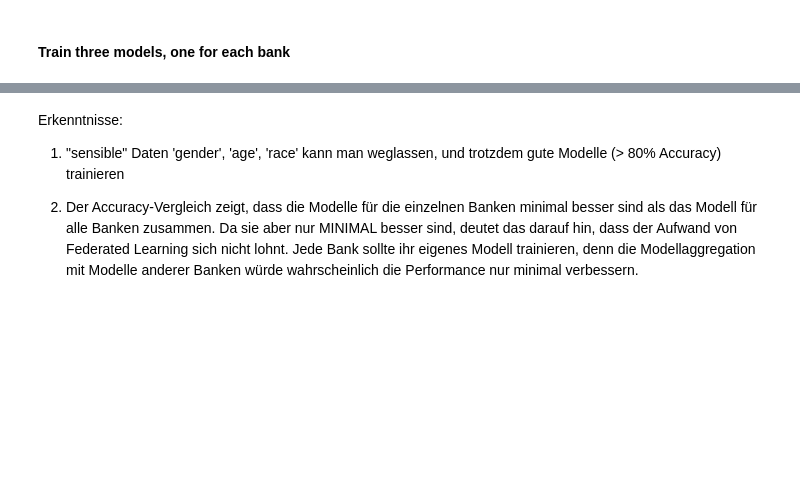
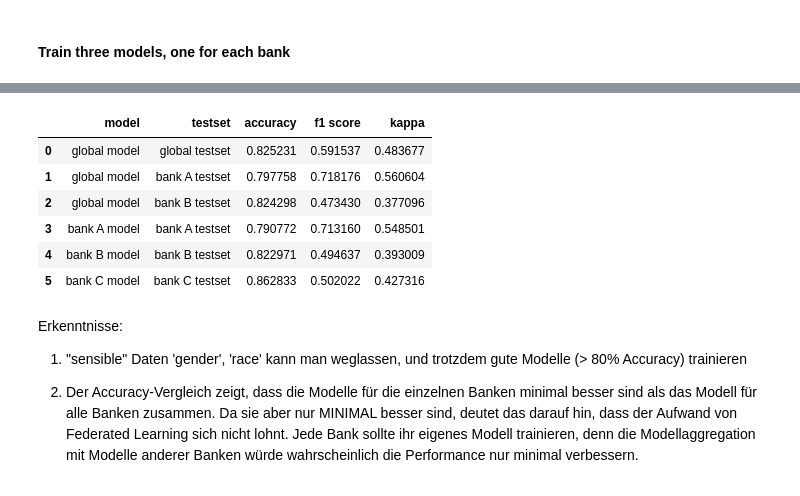
Before and after one commit to mdielacher/FHSTP_FML_assignment2, a Jupyter notebook: notebooks/decision-tree-poc.ipynb, the cells around one changed output, grey strips where cells are left out. Cells and saved outputs as stored; diff of their text form; code cells hidden in the pictures; blank space fills up the shorter version.

Commit message:
Add age column bins, f1score and kappa, random seed

```diff
--- a/notebooks/decision-tree-poc.ipynb
+++ b/notebooks/decision-tree-poc.ipynb
@@ -137,16 +145,16 @@ df.drop(['fnlwgt'], axis=1, inplace=True)
 # df.drop(['education'], axis=1, inplace=True)
 
 # Drop the capital-gain column
-# df.drop(['capital-gain'], axis=1, inplace=True)
+df.drop(['capital-gain'], axis=1, inplace=True)
 
 # Drop the capital-loss column
-# df.drop(['capital-loss'], axis=1, inplace=True)
+df.drop(['capital-loss'], axis=1, inplace=True)
 
 # Drop the gender column
 df.drop(['gender'], axis=1, inplace=True)
 
 # Drop the age column
-df.drop(['age'], axis=1, inplace=True)
+# df.drop(['age'], axis=1, inplace=True)
 
 # Drop the race column
 df.drop('race', axis=1, inplace=True)
@@ -285,16 +297,24 @@ model.fit(X_train, y_train)
 # Evaluate the model on the test set
 y_pred = model.predict(X_test)
 accuracy_global_model = accuracy_score(y_test, y_pred)
+f1_global_model = f1_score(y_test, y_pred)
+kappa_global_model = cohen_kappa_score(y_test, y_pred)
 # %%
 # Evaluate the model on each banks test set
 y_pred_bank_a = model.predict(df_bank_a_test.drop('income', axis=1))
 accuracy_bank_a_global_model = accuracy_score(df_bank_a_test['income'], y_pred_bank_a)
+f1_bank_a_global_model = f1_score(df_bank_a_test['income'], y_pred_bank_a)
+kappa_bank_a_global_model = cohen_kappa_score(df_bank_a_test['income'], y_pred_bank_a)
 
 y_pred_bank_b = model.predict(df_bank_b_test.drop('income', axis=1))
 accuracy_bank_b_global_model = accuracy_score(df_bank_b_test['income'], y_pred_bank_b)
+f1_bank_b_global_model = f1_score(df_bank_b_test['income'], y_pred_bank_b)
+kappa_bank_b_global_model = cohen_kappa_score(df_bank_b_test['income'], y_pred_bank_b)
 
 y_pred_bank_c = model.predict(df_bank_c_test.drop('income', axis=1))
 accuracy_bank_c_global_model = accuracy_score(df_bank_c_test['income'], y_pred_bank_c)
+f1_bank_c_global_model = f1_score(df_bank_c_test['income'], y_pred_bank_c)
+kappa_bank_c_global_model = cohen_kappa_score(df_bank_c_test['income'], y_pred_bank_c)
 # %% [markdown]
 #### Train three models, one for each bank
 # %%
@@ -331,12 +355,18 @@ model_bank_c.fit(X_train_bank_c, y_train_bank_c)
 # Evaluate each model on their own test set
 y_pred_bank_a = model_bank_a.predict(X_test_bank_a)
 accuracy_bank_a_local_model = accuracy_score(y_test_bank_a, y_pred_bank_a)
+f1_bank_a_local_model = f1_score(y_test_bank_a, y_pred_bank_a)
+kappa_bank_a_local_model = cohen_kappa_score(y_test_bank_a, y_pred_bank_a)
 
 y_pred_bank_b = model_bank_b.predict(X_test_bank_b)
 accuracy_bank_b_local_model = accuracy_score(y_test_bank_b, y_pred_bank_b)
+f1_bank_b_local_model = f1_score(y_test_bank_b, y_pred_bank_b)
+kappa_bank_b_local_model = cohen_kappa_score(y_test_bank_b, y_pred_bank_b)
 
 y_pred_bank_c = model_bank_c.predict(X_test_bank_c)
 accuracy_bank_c_local_model = accuracy_score(y_test_bank_c, y_pred_bank_c)
+f1_bank_c_local_model = f1_score(y_test_bank_c, y_pred_bank_c)
+kappa_bank_c_local_model = cohen_kappa_score(y_test_bank_c, y_pred_bank_c)
 # %%
 # Compare the accuracies of the models
 
@@ -366,5 +396,23 @@ bank C model, bank C testset:  0.8871
+# %%
+# Create a dataframe with the accuracies
+df_metrics = pd.DataFrame({
+    'model': ['global model', 'global model', 'global model', 'bank A model', 'bank B model', 'bank C model'],
+    'testset': ['global testset', 'bank A testset', 'bank B testset', 'bank A testset', 'bank B testset', 'bank C testset'],
+    'accuracy': [accuracy_global_model, accuracy_bank_a_global_model, accuracy_bank_b_global_model, accuracy_bank_a_local_model, accuracy_bank_b_local_model, accuracy_bank_c_local_model],
+    'f1 score': [f1_global_model, f1_bank_a_global_model, f1_bank_b_global_model, f1_bank_a_local_model, f1_bank_b_local_model, f1_bank_c_local_model],
+    'kappa': [kappa_global_model, kappa_bank_a_global_model, kappa_bank_b_global_model, kappa_bank_a_local_model, kappa_bank_b_local_model, kappa_bank_c_local_model]
+})
+df_metrics
+# %% [output]
+|  | model | testset | accuracy | f1 score | kappa |
+| 0 | global model | global testset | 0.825231 | 0.591537 | 0.483677 |
+| 1 | global model | bank A testset | 0.797758 | 0.718176 | 0.560604 |
+| 2 | global model | bank B testset | 0.824298 | 0.473430 | 0.377096 |
+| 3 | bank A model | bank A testset | 0.790772 | 0.713160 | 0.548501 |
+| 4 | bank B model | bank B testset | 0.822971 | 0.494637 | 0.393009 |
+| 5 | bank C model | bank C testset | 0.862833 | 0.502022 | 0.427316 |
 # %% [markdown]
 Erkenntnisse:
-1) "sensible" Daten 'gender', 'age', 'race' kann man weglassen, und trotzdem gute Modelle (> 80% Accuracy) trainieren
+1) "sensible" Daten 'gender', 'race' kann man weglassen, und trotzdem gute Modelle (> 80% Accuracy) trainieren
 
 2) Der Accuracy-Vergleich zeigt, dass die Modelle für die einzelnen Banken minimal besser sind als das Modell für alle Banken zusammen. Da sie aber nur MINIMAL besser sind, deutet das darauf hin, dass der Aufwand von Federated Learning sich nicht lohnt. Jede Bank sollte ihr eigenes Modell trainieren, denn die Modellaggregation mit Modelle anderer Banken würde wahrscheinlich die Performance nur minimal verbessern.
```
Also changed, not shown: parts of 9 cells of this notebook.
